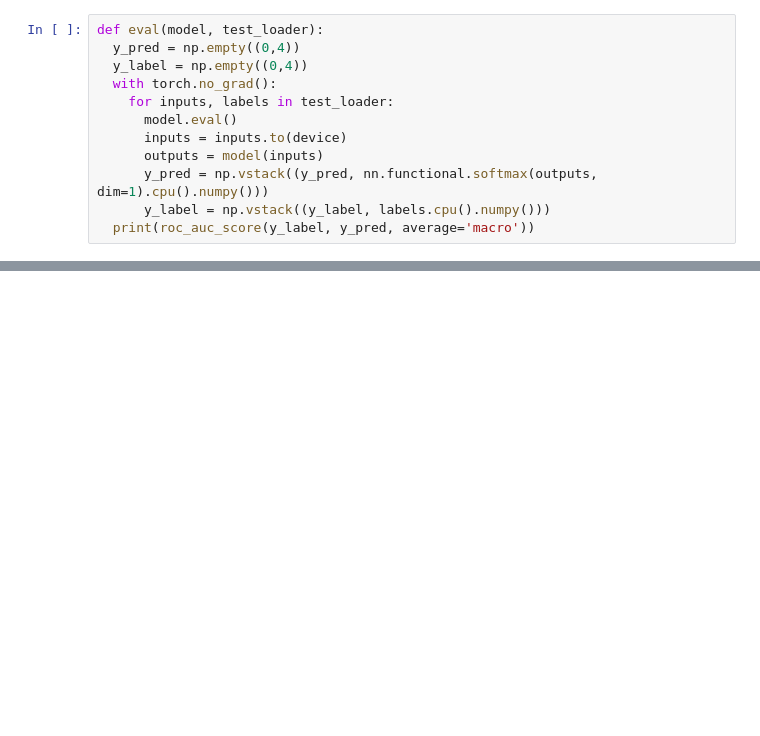
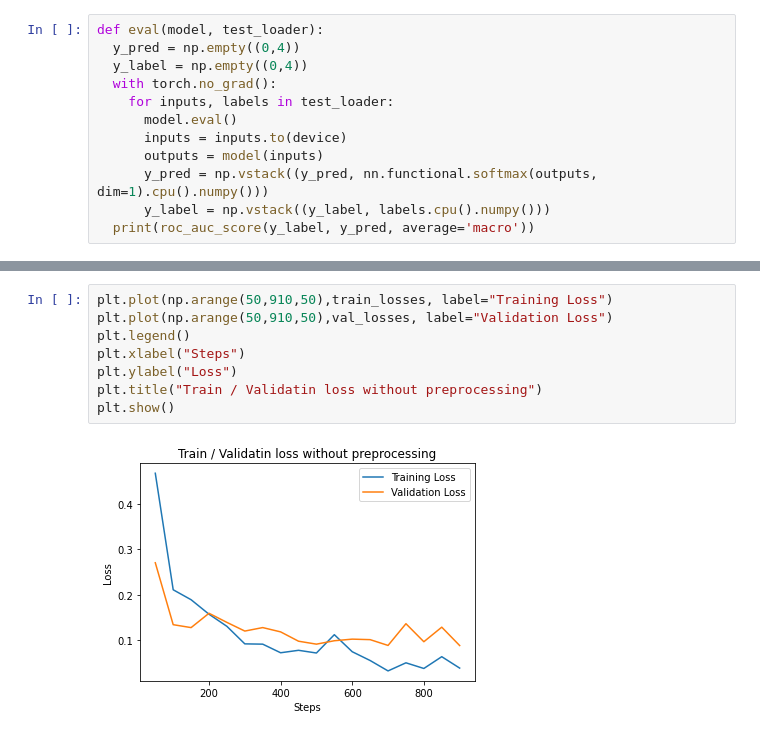
Before and after one commit to ysleead/comp4211_project, a Jupyter notebook: pre_process.ipynb, the cells around one changed output, grey strips where cells are left out. Drawn from its saved outputs; the diff is of its cells as text; blank space fills up the shorter version.

Commit message:
Added graphs

```diff
--- a/pre_process.ipynb
+++ b/pre_process.ipynb
@@ -247,0 +249,10 @@ eval(model, valid_loader)
+# %%
+plt.plot(np.arange(50,910,50),train_losses, label="Training Loss")
+plt.plot(np.arange(50,910,50),val_losses, label="Validation Loss")
+plt.legend()
+plt.xlabel("Steps")
+plt.ylabel("Loss")
+plt.title("Train / Validatin loss without preprocessing")
+plt.show()
+# %% [output]
+[figure, added]
```
Also changed, not shown: parts of 6 cells of this notebook.
